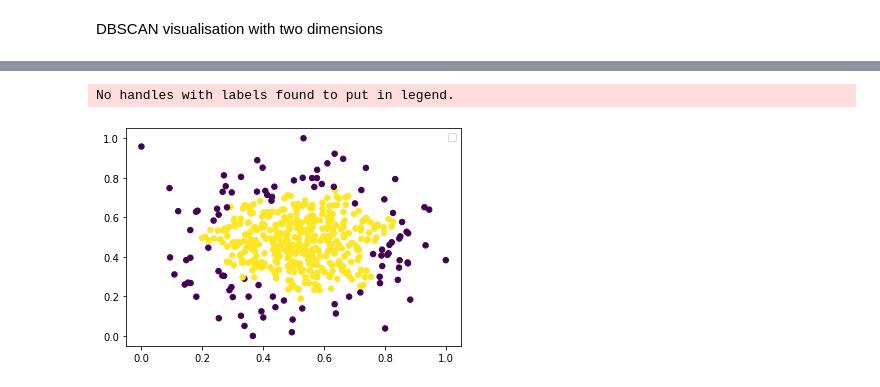
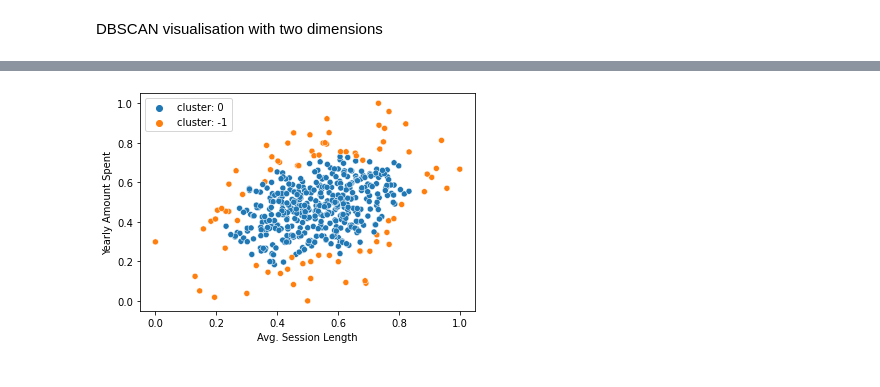
Before and after one commit to JustinSms/Ecommerce_Clustering_2, a Jupyter notebook: DBSCAN.ipynb, the cells around one changed output, grey strips where cells are left out. Cells and saved outputs as stored; diff of their text form; code cells hidden in the pictures.

Commit message:
Justin_15/1/2021_11:04
DBSCAN fertig

```diff
--- a/DBSCAN.ipynb
+++ b/DBSCAN.ipynb
@@ -66,13 +89,12 @@ DBSCAN visualisation with two dimensions
 # %%
-x = data_norm.iloc[:,[2,4]]
+X = data_norm.iloc[:,[0,4]]
 
 dbscan = DBSCAN(eps=0.05, min_samples=10)
-clusters = dbscan.fit_predict(x)
+clusters = dbscan.fit_predict(X)
+labels = dbscan.labels_
 #print(clusters)
 
-plt.scatter(x.iloc[:,0], x.iloc[:,1], c=clusters, s=30)
-plt.legend()
+sns.scatterplot(X.iloc[:,0], X.iloc[:,1], hue=["cluster: {}".format(i) for i in labels])
 plt.show()
 # %% [output]
-No handles with labels found to put in legend.
-[figure, old version]
+[figure, new version]
```
Also changed, not shown: parts of 5 cells of this notebook, 1 other file.
